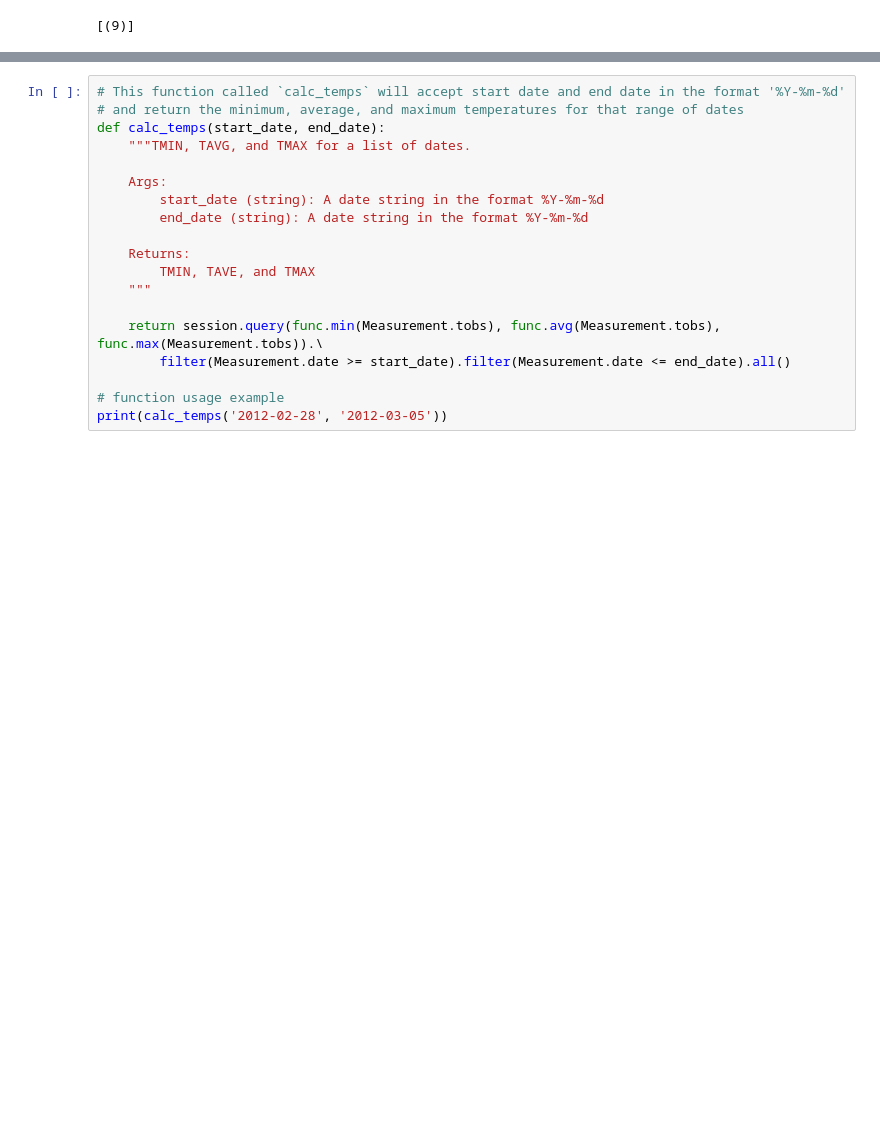
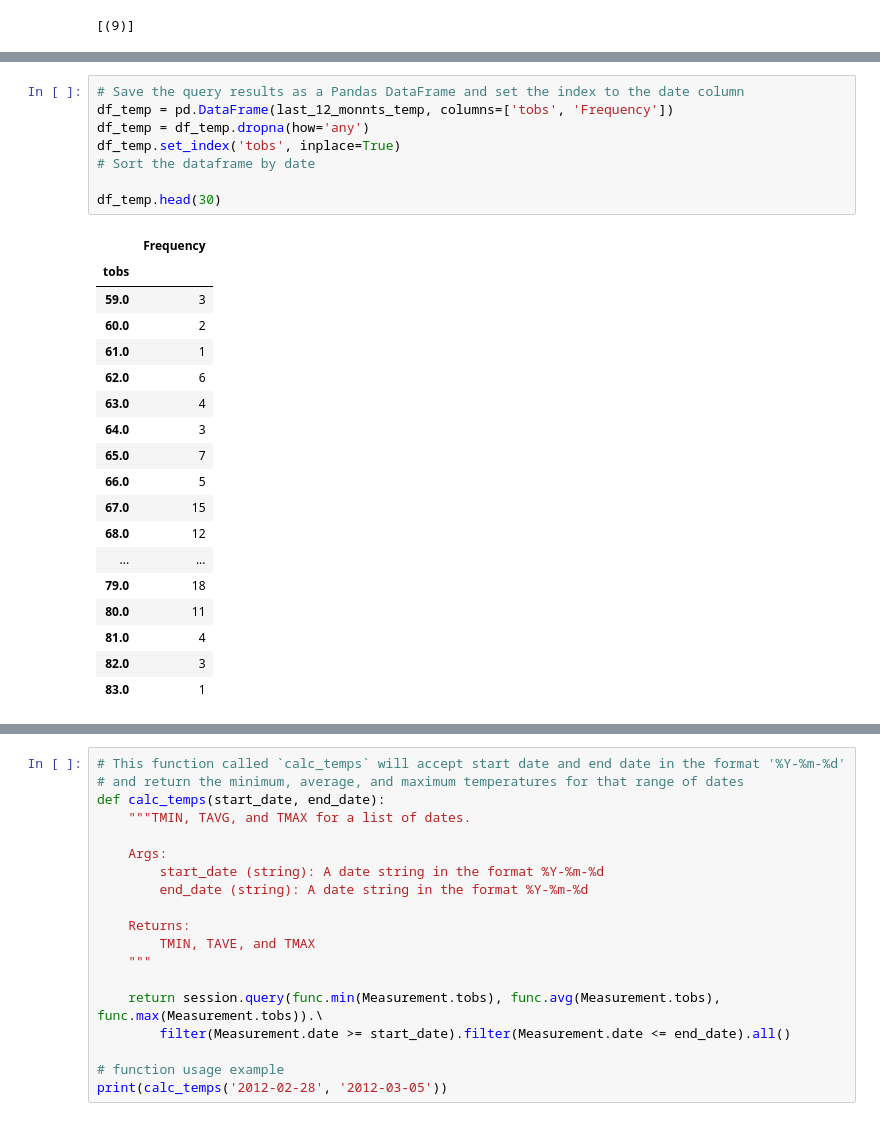
Before and after one commit to mosal2000/Flask-Climate-API, a Jupyter notebook: climate.ipynb, the cells around one changed output, grey strips where cells are left out. Saved outputs shown, nothing was run; the diff lists cells and outputs as text; blank space fills up the shorter version.

```diff
--- a/climate.ipynb
+++ b/climate.ipynb
@@ -165,0 +255,27 @@ USC00518838 UPPER WAHIAWA 874.3, HI US 342
+# %%
+# Save the query results as a Pandas DataFrame and set the index to the date column
+df_temp = pd.DataFrame(last_12_monnts_temp, columns=['tobs', 'Frequency'])
+df_temp = df_temp.dropna(how='any')
+df_temp.set_index('tobs', inplace=True)
+# Sort the dataframe by date
+
+df_temp.head(30)
+# %% [output]
+|  | Frequency |
+| tobs |  |
+| 59.0 | 3 |
+| 60.0 | 2 |
+| 61.0 | 1 |
+| 62.0 | 6 |
+| 63.0 | 4 |
+| 64.0 | 3 |
+| 65.0 | 7 |
+| 66.0 | 5 |
+| 67.0 | 15 |
+| 68.0 | 12 |
+| ... | ... |
+| 79.0 | 18 |
+| 80.0 | 11 |
+| 81.0 | 4 |
+| 82.0 | 3 |
+| 83.0 | 1 |
```
Also changed, not shown: parts of 11 cells of this notebook.
